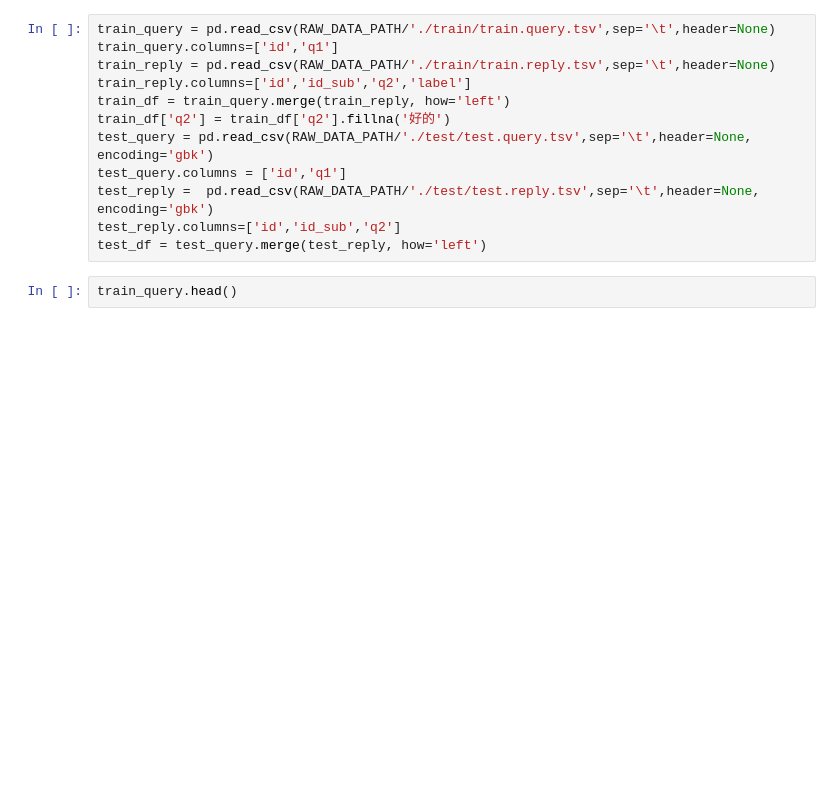
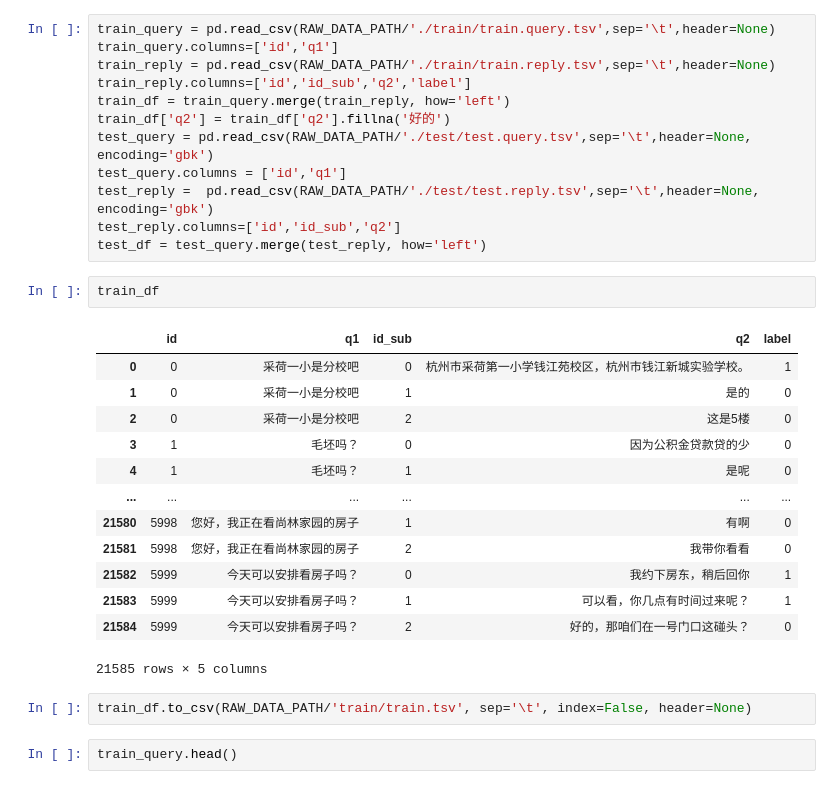
Before and after one commit to AlfredWGA/House-Property-QA, a Jupyter notebook: data/raw_data/stats.ipynb, the cells around one changed output. Cells and saved outputs as stored; diff of their text form; blank space fills up the shorter version.

```diff
--- a/data/raw_data/stats.ipynb
+++ b/data/raw_data/stats.ipynb
@@ -152,6 +25,24 @@ test_query.columns = ['id','q1']
 test_reply =  pd.read_csv(RAW_DATA_PATH/'./test/test.reply.tsv',sep='\t',header=None, encoding='gbk')
 test_reply.columns=['id','id_sub','q2']
 test_df = test_query.merge(test_reply, how='left')
+# %%
+train_df
+# %% [output]
+|  | id | q1 | id_sub | q2 | label |
+| 0 | 0 | 采荷一小是分校吧 | 0 | 杭州市采荷第一小学钱江苑校区，杭州市钱江新城实验学校。 | 1 |
+| 1 | 0 | 采荷一小是分校吧 | 1 | 是的 | 0 |
+| 2 | 0 | 采荷一小是分校吧 | 2 | 这是5楼 | 0 |
+| 3 | 1 | 毛坯吗？ | 0 | 因为公积金贷款贷的少 | 0 |
+| 4 | 1 | 毛坯吗？ | 1 | 是呢 | 0 |
+| ... | ... | ... | ... | ... | ... |
+| 21580 | 5998 | 您好，我正在看尚林家园的房子 | 1 | 有啊 | 0 |
+| 21581 | 5998 | 您好，我正在看尚林家园的房子 | 2 | 我带你看看 | 0 |
+| 21582 | 5999 | 今天可以安排看房子吗？ | 0 | 我约下房东，稍后回你 | 1 |
+| 21583 | 5999 | 今天可以安排看房子吗？ | 1 | 可以看，你几点有时间过来呢？ | 1 |
+| 21584 | 5999 | 今天可以安排看房子吗？ | 2 | 好的，那咱们在一号门口这碰头？ | 0 |
+21585 rows × 5 columns
+# %%
+train_df.to_csv(RAW_DATA_PATH/'train/train.tsv', sep='\t', index=False, header=None)
 # %%
 train_query.head()
 # %% [output]
```
Also changed, not shown: parts of 37 cells of this notebook, 3 other files.
